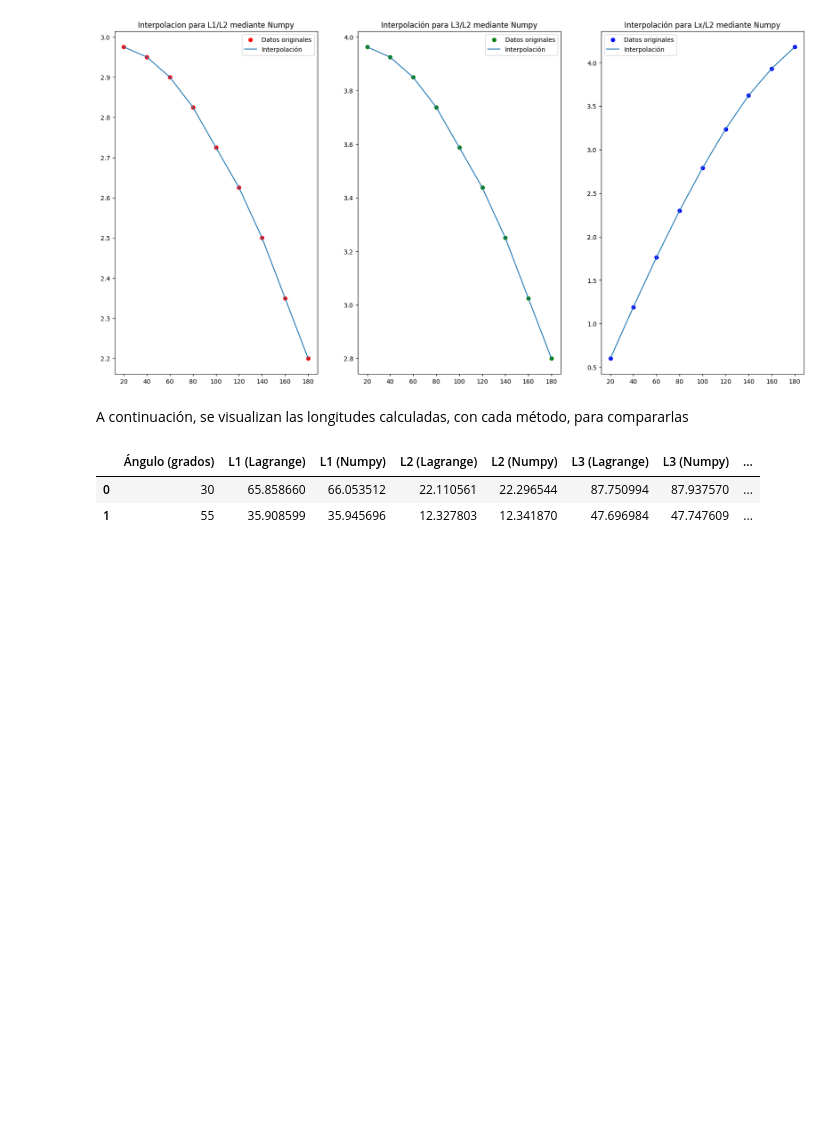
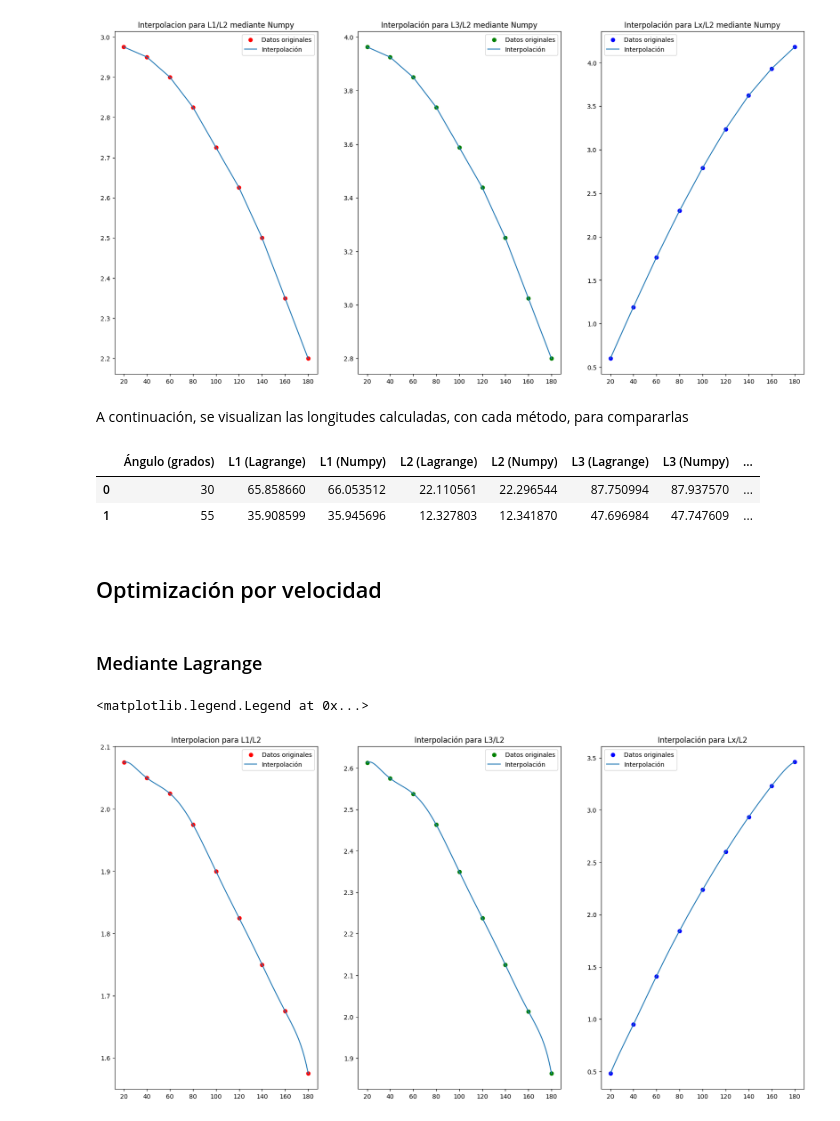
Before and after one commit to JuanMcd/ProgParaIngenieria, a Jupyter notebook: Tarea_interpolacion.ipynb, the cells around one changed output. Saved outputs shown, nothing was run; the diff lists cells and outputs as text; code cells hidden in the pictures; blank space fills up the shorter version.

Commit message:
Inicio de interpolación para velocidad

```diff
--- a/Tarea_interpolacion.ipynb
+++ b/Tarea_interpolacion.ipynb
@@ -133,3 +133,38 @@ display(df)
 |  | Ángulo (grados) | L1 (Lagrange) | L1 (Numpy) | L2 (Lagrange) | L2 (Numpy) | L3 (Lagrange) | L3 (Numpy) | ... |
 | 0 | 30 | 65.858660 | 66.053512 | 22.110561 | 22.296544 | 87.750994 | 87.937570 | ... |
 | 1 | 55 | 35.908599 | 35.945696 | 12.327803 | 12.341870 | 47.696984 | 47.747609 | ... |
+# %% [markdown]
+## Optimización por velocidad
+# %% [markdown]
+### Mediante Lagrange
+# %%
+#Registrar los datos para optimizar por velocidad
+L1_L2_v = [2.075, 2.050, 2.025, 1.975, 1.9, 1.825, 1.750, 1.675, 1.575]
+L3_L2_v = [2.613, 2.575, 2.538, 2.463, 2.35, 2.238, 2.125, 2.013, 1.863]
+Lx_L2_v = [0.480, 0.950, 1.411, 1.845, 2.237, 2.6, 2.932, 3.232, 3.459]
+# %%
+#Calcular polinomios mediante Lagrange
+p1_v, p2_v, p3_v = [lagrange(angulo,L1_L2_v), lagrange(angulo,L3_L2_v), lagrange(angulo,Lx_L2_v)]
+# %%
+#Obtener valores para graficar
+y1_v, y2_v, y3_v = [p1_v(X), p2_v(X), p3_v(X)]
+# %%
+#Graficar
+fig, axs = plt.subplots(1, 3, figsize=(20, 10))
+axs[0].plot(angulo, L1_L2_v, 'ro', label='Datos originales')
+axs[0].plot(X, y1_v, '-', label='Interpolación')
+axs[0].set_title('Interpolacion para L1/L2')
+axs[0].legend()
+
+axs[1].plot(angulo, L3_L2_v, 'go', label='Datos originales')
+axs[1].plot(X, y2_v, '-', label='Interpolación')
+axs[1].set_title('Interpolación para L3/L2')
+axs[1].legend()
+
+axs[2].plot(angulo, Lx_L2_v, 'bo', label='Datos originales')
+axs[2].plot(X, y3_v, '-', label='Interpolación')
+axs[2].set_title('Interpolación para Lx/L2')
+axs[2].legend()
+# %% [output]
+<matplotlib.legend.Legend at 0x...>
+[figure, added]
```
